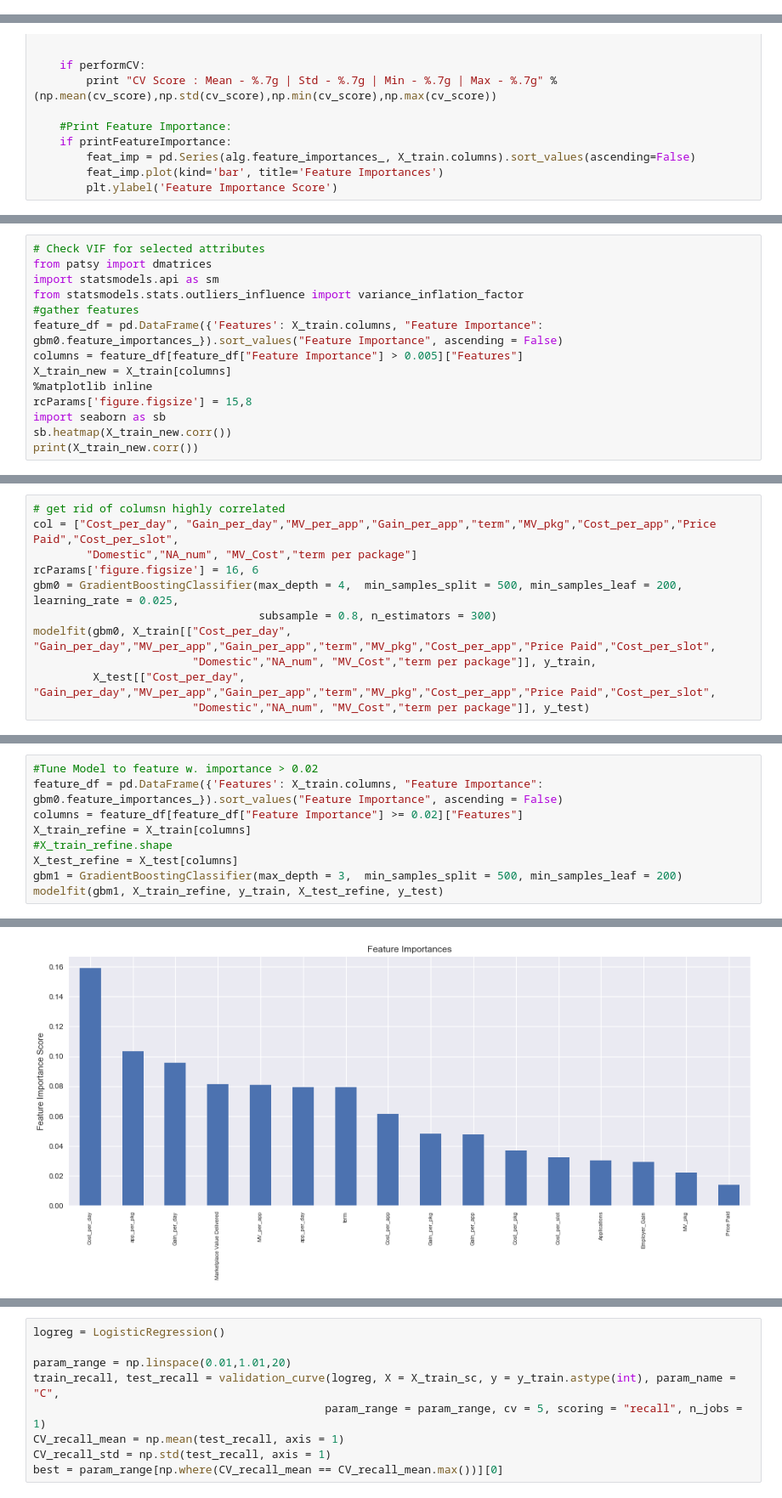
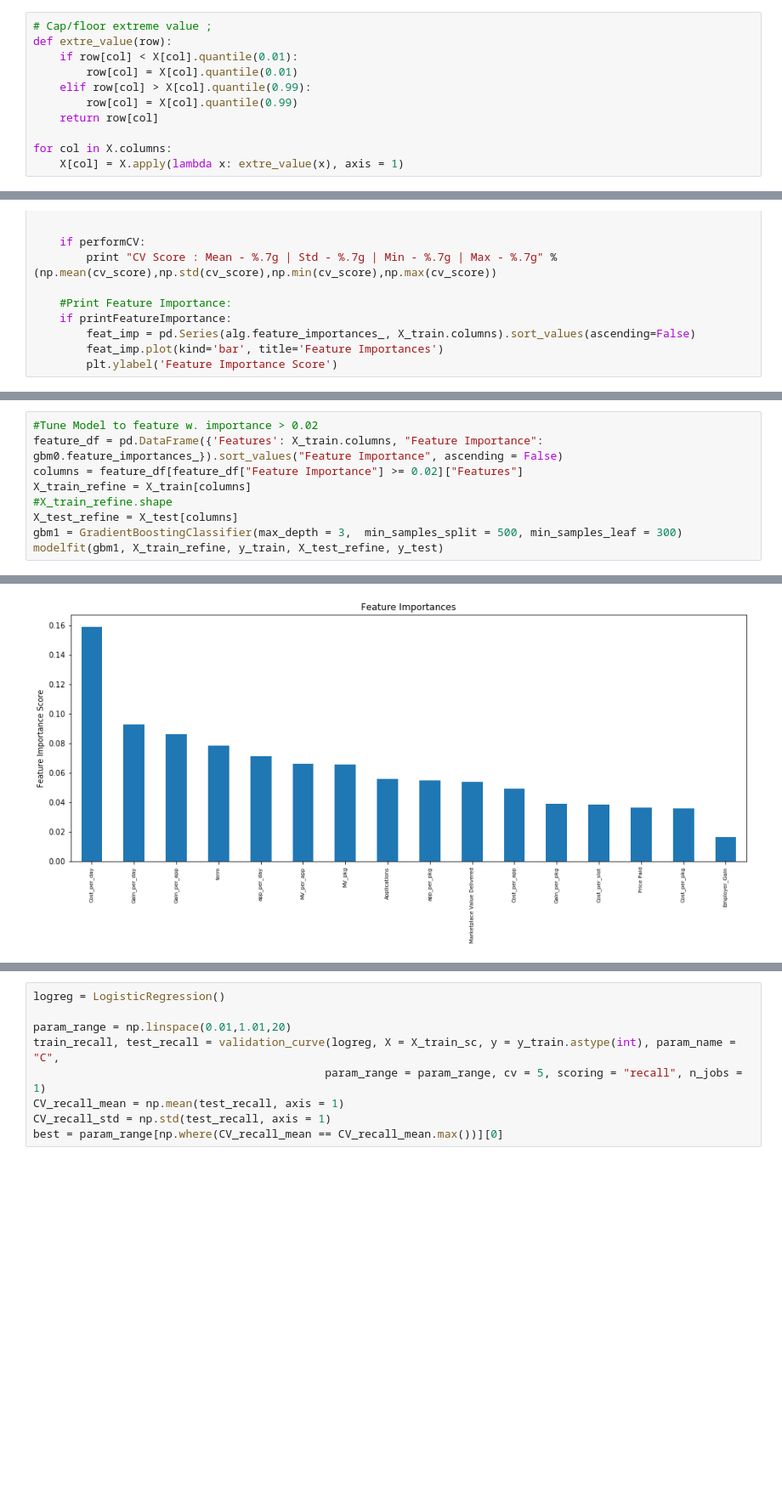
Before and after one commit to kircheis2000/LeetCode, a Jupyter notebook: Glassdoor Data Exercise.ipynb, the cells around one changed output, grey strips where cells are left out. Shown: that part at 85% size. Drawn from its saved outputs; the diff is of its cells as text; blank space fills up the shorter version.

```diff
--- a/Glassdoor Data Exercise.ipynb
+++ b/Glassdoor Data Exercise.ipynb
@@ -962,6 +954,17 @@ dropcol = ["last_renew","last_total_Gain","last_ROI","last_gain_day","last_gain_
            "Employer ID", "Employer ID","Last Date","Earliest Date","# Renewed","int_mkt","us_mkt",
            "job_mkt","retained", "End Renewed", "app_per_slot"]
 X,y = employer_model.drop(dropcol,axis = 1), employer_model["retained"]==1
+# %%
+# Cap/floor extreme value ;
+def extre_value(row):
+    if row[col] < X[col].quantile(0.01):
+        row[col] = X[col].quantile(0.01)
+    elif row[col] > X[col].quantile(0.99):
+        row[col] = X[col].quantile(0.99)
+    return row[col]
+
+for col in X.columns:
+    X[col] = X.apply(lambda x: extre_value(x), axis = 1)
 # %%
 # Generate train/validation samples
 X_train, X_test, y_train, y_test = train_test_split(X, y,random_state = 0, test_size= 0.3)
@@ -1030,14 +1032,0 @@ CV Score : Mean - 0.6269848 | Std - 0.01640676 | Min - 0.5997049 | Max - 0.65095
-# %%
-# Check VIF for selected attributes
-from patsy import dmatrices
-import statsmodels.api as sm
-from statsmodels.stats.outliers_influence import variance_inflation_factor
-#gather features
-feature_df = pd.DataFrame({'Features': X_train.columns, "Feature Importance": gbm0.feature_importances_}).sort_values("Feature Importance", ascending = False)
-columns = feature_df[feature_df["Feature Importance"] > 0.005]["Features"]
-X_train_new = X_train[columns]
-%matplotlib inline
-rcParams['figure.figsize'] = 15,8
-import seaborn as sb
-sb.heatmap(X_train_new.corr())
-print(X_train_new.corr())
@@ -1063,11 +1032,0 @@ ROI                          1.000000          0.218882  1.000000
-# %%
-# get rid of columsn highly correlated
-col = ["Cost_per_day", "Gain_per_day","MV_per_app","Gain_per_app","term","MV_pkg","Cost_per_app","Price Paid","Cost_per_slot",
-        "Domestic","NA_num", "MV_Cost","term per package"]
-rcParams['figure.figsize'] = 16, 6
-gbm0 = GradientBoostingClassifier(max_depth = 4,  min_samples_split = 500, min_samples_leaf = 200, learning_rate = 0.025,
-                                  subsample = 0.8, n_estimators = 300)
-modelfit(gbm0, X_train[["Cost_per_day", "Gain_per_day","MV_per_app","Gain_per_app","term","MV_pkg","Cost_per_app","Price Paid","Cost_per_slot",
-                        "Domestic","NA_num", "MV_Cost","term per package"]], y_train,
-         X_test[["Cost_per_day", "Gain_per_day","MV_per_app","Gain_per_app","term","MV_pkg","Cost_per_app","Price Paid","Cost_per_slot",
-                        "Domestic","NA_num", "MV_Cost","term per package"]], y_test)
@@ -1090,7 +1037,7 @@ columns = feature_df[feature_df["Feature Importance"] >= 0.02]["Features"]
 X_train_refine = X_train[columns]
 #X_train_refine.shape
 X_test_refine = X_test[columns]
-gbm1 = GradientBoostingClassifier(max_depth = 3,  min_samples_split = 500, min_samples_leaf = 200)
+gbm1 = GradientBoostingClassifier(max_depth = 3,  min_samples_split = 500, min_samples_leaf = 300)
 modelfit(gbm1, X_train_refine, y_train, X_test_refine, y_test)
 # %% [output]
 Model Report
@@ -1106,4 +1053,4 @@ CV Score : Mean - 0.6286258 | Std - 0.01595708 | Min - 0.6129254 | Max - 0.65370
-[figure, old version]
+[figure, new version]
 # %%
 # Plot Partial Dependence
 ftimp_gbm1 = gbm1.feature_importances_
```
Also changed, not shown: parts of 49 cells of this notebook.
